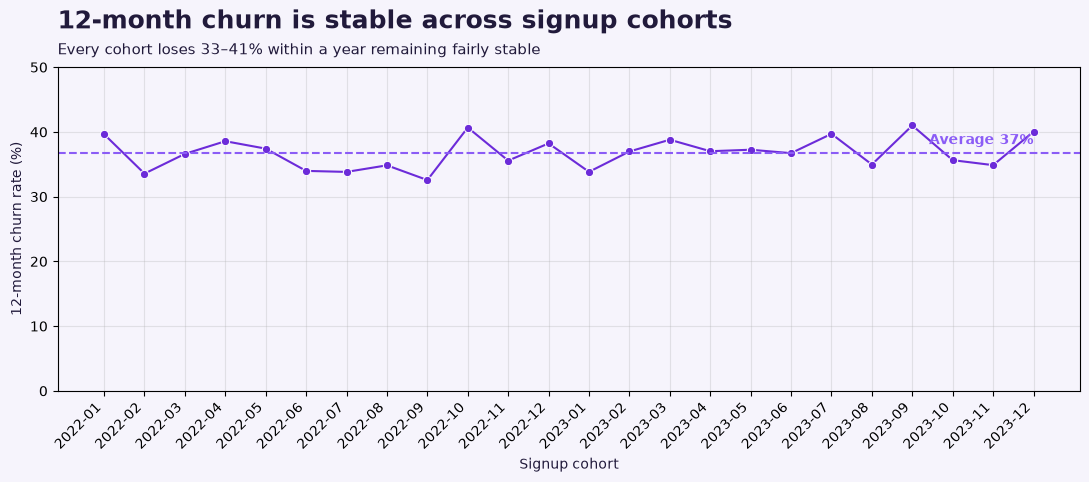
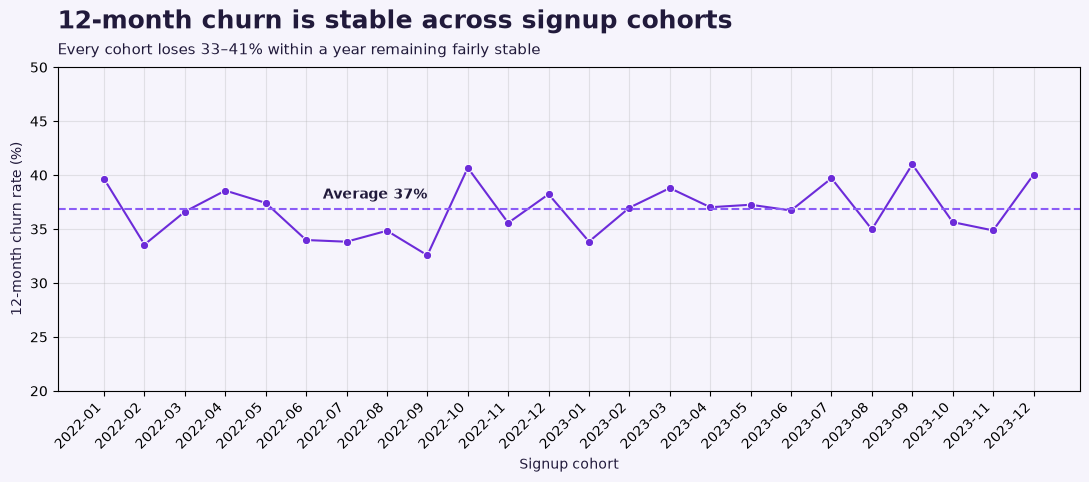
The notebook cell's code change between the first figure and the second:
--- before
+++ after
@@ -8,6 +8,6 @@
 # average reference line, so 'stable' has something to be stable *around*
 ax.axhline(overall, ls='--', color=graph_colours[1], lw=1.5)
-ax.text(len(cohort_12m) - 1, overall + 1.3, f'Average {overall:.0f}%',
-        color=graph_colours[1], ha='right', fontsize=10, weight='bold')
+ax.text(len(cohort_12m) - 16, overall + 1, f'Average {overall:.0f}%',
+        color=title_label_colour, ha='right', fontsize=10, weight='bold')
 
 # y-axis anchored at 0 so the flatness is honest (zooming in would fake volatility)
@@ -22,4 +22,5 @@
 ax.set_xlabel('Signup cohort', color=title_label_colour)
 ax.set_ylabel('12-month churn rate (%)', color=title_label_colour)
+plt.ylim(20, 50)
 plt.xticks(rotation=45, ha='right')
 ax.grid(alpha=0.3)

Commit: updated insights